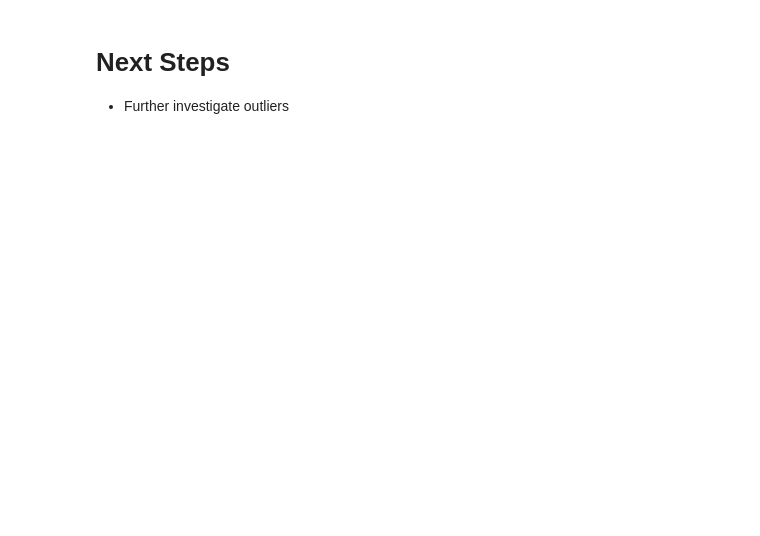
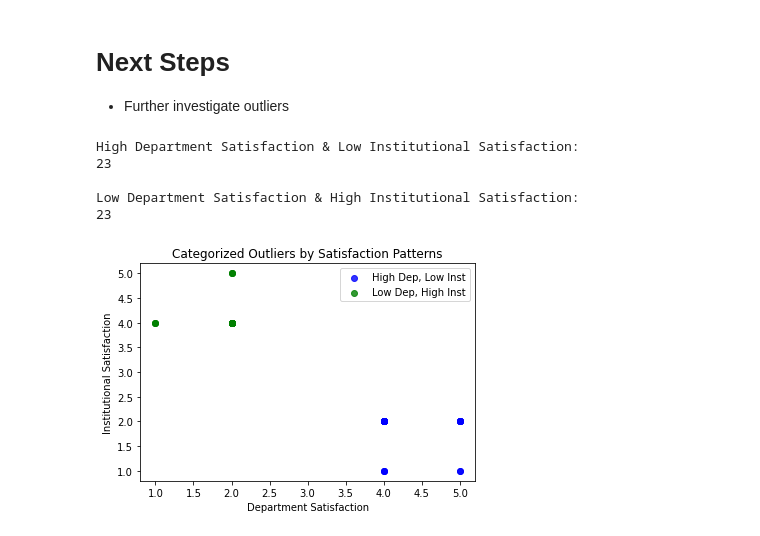
Before and after one commit to eigenhenry/Coache_analysis, a Jupyter notebook: asee25.ipynb, the cells around one changed output. Saved outputs shown, nothing was run; the diff lists cells and outputs as text; code cells hidden in the pictures; blank space fills up the shorter version.

```diff
--- a/asee25.ipynb
+++ b/asee25.ipynb
@@ -156,3 +158,39 @@ plt.show()
 # Next Steps
 
 * Further investigate outliers
+# %%
+
+# More conventional thresholds
+high_threshold = 4
+low_threshold = 2
+
+high_dep_low_inst = valid_data[
+    (valid_data['q250a'] >= high_threshold) & (valid_data['q250b'] <= low_threshold)
+]
+low_dep_high_inst = valid_data[
+    (valid_data['q250a'] <= low_threshold) & (valid_data['q250b'] >= high_threshold)
+]
+
+
+
+print("High Department Satisfaction & Low Institutional Satisfaction:")
+print(len(high_dep_low_inst))
+
+print("\nLow Department Satisfaction & High Institutional Satisfaction:")
+print(len(low_dep_high_inst))
+
+# Optional: Visualize these groups
+plt.scatter(high_dep_low_inst['q250a'], high_dep_low_inst['q250b'], color='blue', label="High Dep, Low Inst", alpha=0.8)
+plt.scatter(low_dep_high_inst['q250a'], low_dep_high_inst['q250b'], color='green', label="Low Dep, High Inst", alpha=0.8)
+plt.xlabel('Department Satisfaction')
+plt.ylabel('Institutional Satisfaction')
+plt.legend()
+plt.title('Categorized Outliers by Satisfaction Patterns')
+plt.show()
+# %% [output]
+High Department Satisfaction & Low Institutional Satisfaction:
+23
+
+Low Department Satisfaction & High Institutional Satisfaction:
+23
+[figure, added]
```
Also changed, not shown: parts of 17 cells of this notebook.
